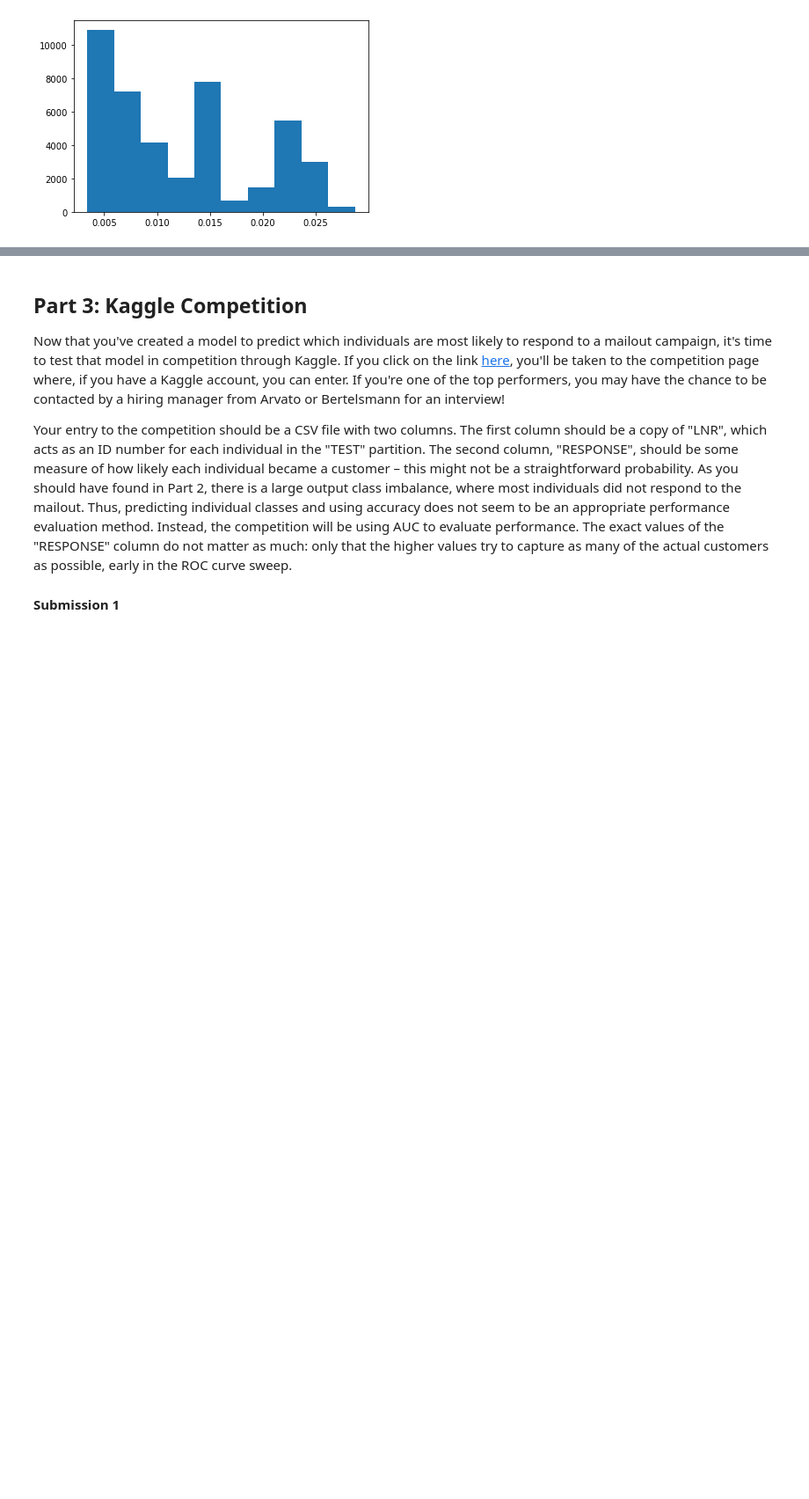
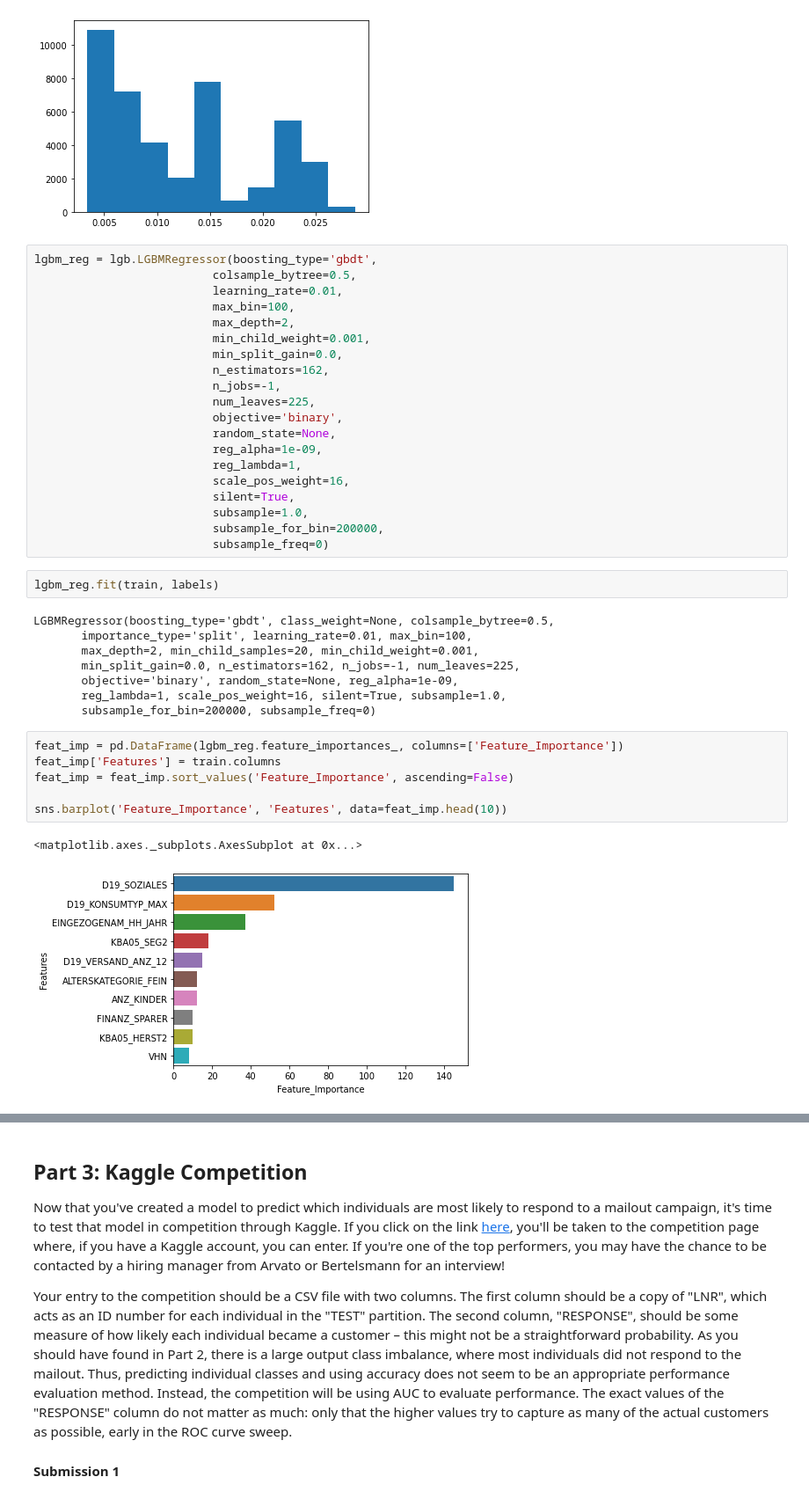
Before and after one commit to itirkaa/Arvato-Customer-Segmentation, a Jupyter notebook: 3_Customer_Aquisition.ipynb, the cells around one changed output, grey strips where cells are left out. Shown at 88% size. Drawn from its saved outputs; the diff is of its cells as text; blank space fills up the shorter version.

Commit message:
Feat: Train and predict customer response
Tune and train LGBM Regression model
- Submission 4:
  - Kaggle Score: 0.79634
  - Rank 106

```diff
--- a/3_Customer_Aquisition.ipynb
+++ b/3_Customer_Aquisition.ipynb
@@ -664,3 +664,42 @@ plt.hist(lgbm_reg.predict(train))
         0.02869957]),
  <a list of 10 Patch objects>)
 [figure]
+# %%
+lgbm_reg = lgb.LGBMRegressor(boosting_type='gbdt',
+                          colsample_bytree=0.5,
+                          learning_rate=0.01,
+                          max_bin=100,
+                          max_depth=2,
+                          min_child_weight=0.001,
+                          min_split_gain=0.0,
+                          n_estimators=162,
+                          n_jobs=-1,
+                          num_leaves=225,
+                          objective='binary',
+                          random_state=None,
+                          reg_alpha=1e-09,
+                          reg_lambda=1,
+                          scale_pos_weight=16,
+                          silent=True,
+                          subsample=1.0,
+                          subsample_for_bin=200000,
+                          subsample_freq=0)
+# %%
+lgbm_reg.fit(train, labels)
+# %% [output]
+LGBMRegressor(boosting_type='gbdt', class_weight=None, colsample_bytree=0.5,
+       importance_type='split', learning_rate=0.01, max_bin=100,
+       max_depth=2, min_child_samples=20, min_child_weight=0.001,
+       min_split_gain=0.0, n_estimators=162, n_jobs=-1, num_leaves=225,
+       objective='binary', random_state=None, reg_alpha=1e-09,
+       reg_lambda=1, scale_pos_weight=16, silent=True, subsample=1.0,
+       subsample_for_bin=200000, subsample_freq=0)
+# %%
+feat_imp = pd.DataFrame(lgbm_reg.feature_importances_, columns=['Feature_Importance'])
+feat_imp['Features'] = train.columns
+feat_imp = feat_imp.sort_values('Feature_Importance', ascending=False)
+
+sns.barplot('Feature_Importance', 'Features', data=feat_imp.head(10))
+# %% [output]
+<matplotlib.axes._subplots.AxesSubplot at 0x...>
+[figure, added]
```
Also changed, not shown: parts of 4 cells of this notebook.
